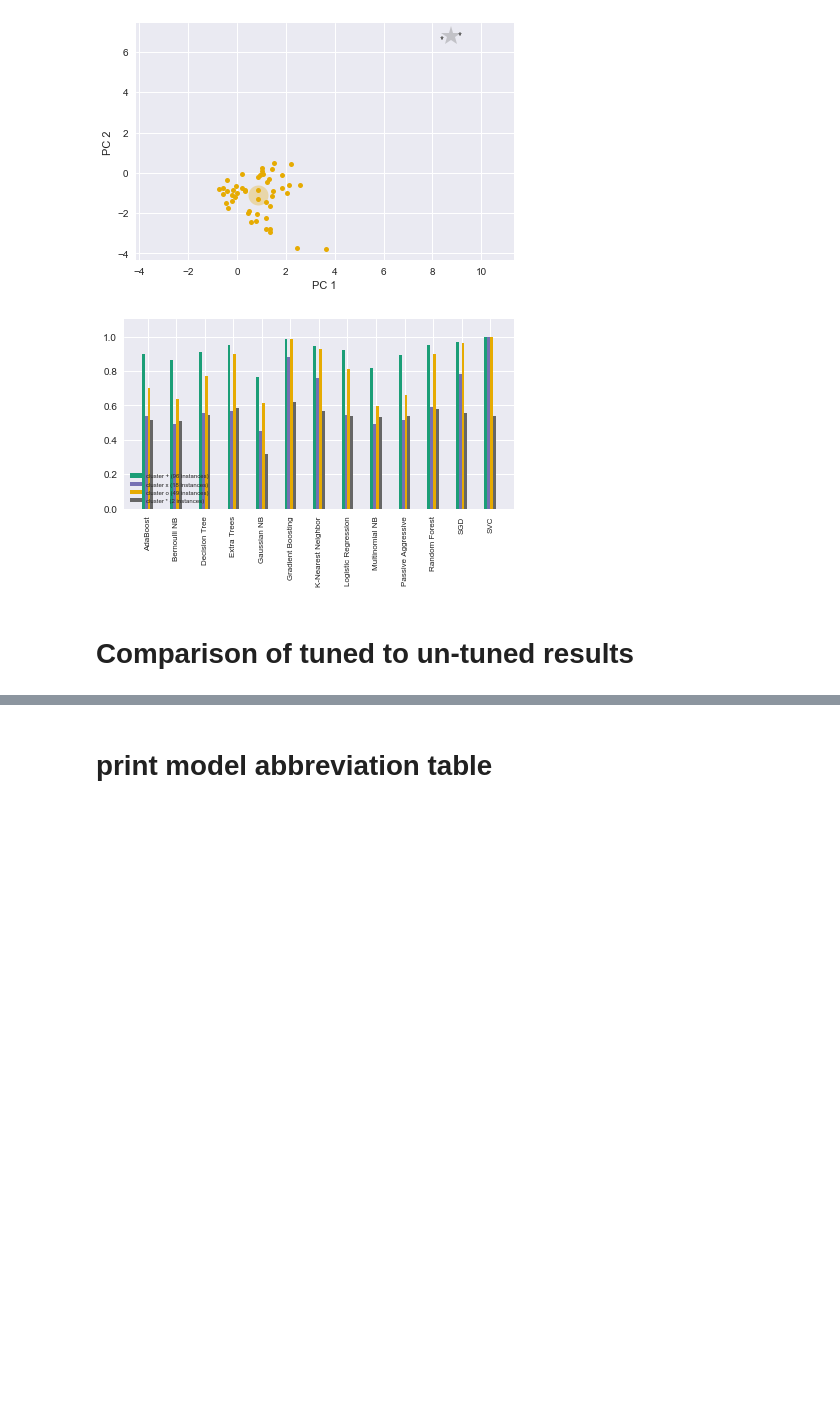
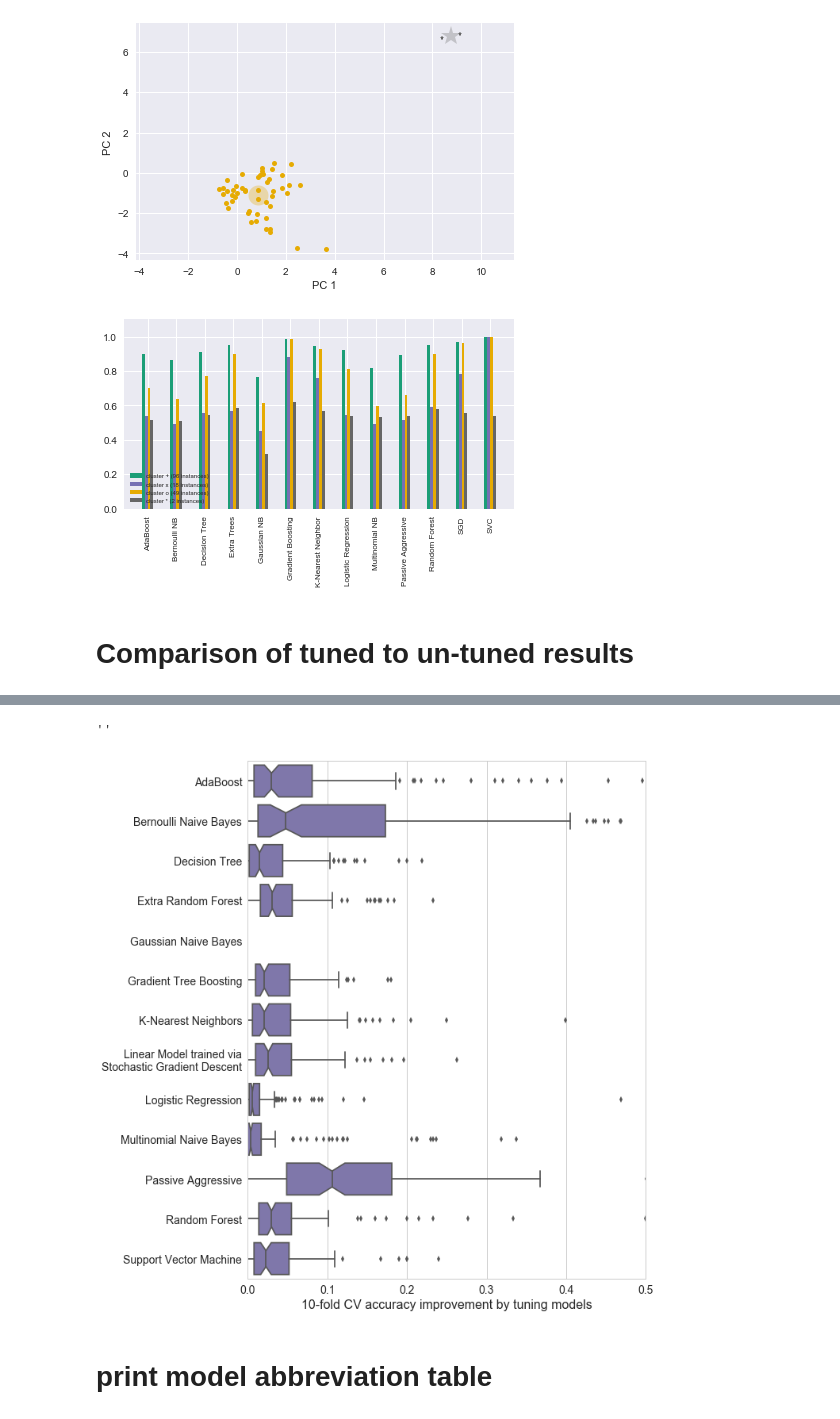
Before and after one commit to rhiever/sklearn-benchmarks, a Jupyter notebook: notebooks/analyze-sklearn-benchmark.ipynb, the cells around one changed output, grey strips where cells are left out. Saved outputs shown, nothing was run; the diff lists cells and outputs as text; code cells hidden in the pictures; blank space fills up the shorter version.

```diff
--- a/notebooks/analyze-sklearn-benchmark.ipynb
+++ b/notebooks/analyze-sklearn-benchmark.ipynb
@@ -1322,0 +1133,26 @@ classifier: SGDClassifier
+# %%
+merged_scores = default_scores.merge(best_scores,
+                                     on=['classifier', 'dataset'],
+                                     suffixes=['_default', '_best'])
+
+merged_scores['accuracy_default_scaled'] = merged_scores['accuracy_best'] - merged_scores['accuracy_default']
+
+model_names_dict = {
+    'AdaBoostClassifier': 'AdaBoost',
+    'BernoulliNB': 'Bernoulli Naive Bayes',
+    'LogisticRegression': 'Logistic Regression',
+    'MultinomialNB': 'Multinomial Naive Bayes',
+    'PassiveAggressiveClassifier': 'Passive Aggressive',
+    'SGDClassifier': 'Linear Model trained via\nStochastic Gradient Descent',
+    'GaussianNB': 'Gaussian Naive Bayes',
+    'DecisionTreeClassifier': 'Decision Tree',
+    'ExtraTreesClassifier': 'Extra Random Forest',
+    'RandomForestClassifier': 'Random Forest',
+    'GradientBoostingClassifier':'Gradient Tree Boosting',
+    'KNeighborsClassifier': 'K-Nearest Neighbors',
+    'SVC': 'Support Vector Machine'
+}
+
+merged_scores['classifier'] = merged_scores['classifier'].apply(lambda x: model_names_dict[x])
+
+merged_scores.head()
@@ -1323,3 +1166,25 @@ classifier: SGDClassifier
+# %%
+%matplotlib inline
+import seaborn as sb
+import matplotlib.pyplot as plt
+
+sb.set_style('whitegrid')
+
+plt.figure(figsize=(9, 12))
+sb.boxplot(data=merged_scores.sort_values('classifier'),
+           y='classifier', x='accuracy_default_scaled', notch=True,
+           palette=[sb.color_palette('Purples', n_colors=2)[1]])
+plt.ylabel('')
+plt.xlabel('10-fold CV accuracy improvement by tuning models', fontsize=16)
+plt.xticks(fontsize=14)
+plt.yticks(fontsize=14)
+plt.xlim(0., 0.5)
+#plt.title('Tuning machine learning model parameters almost always improves\nmodel performance', fontsize=22)
+plt.savefig('figs/tuned_untuned_accuracy_boxplot.pdf', bbox_inches='tight')
+;
+# %% [output]
+''
+[figure, added]
 # %% [markdown]
 # print model abbreviation table
 # %%
```
Also changed, not shown: parts of 6 cells of this notebook.
